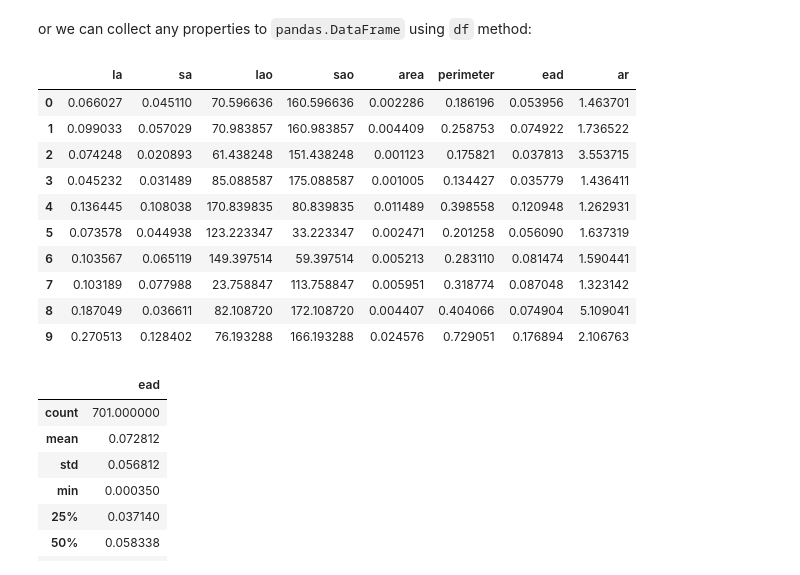
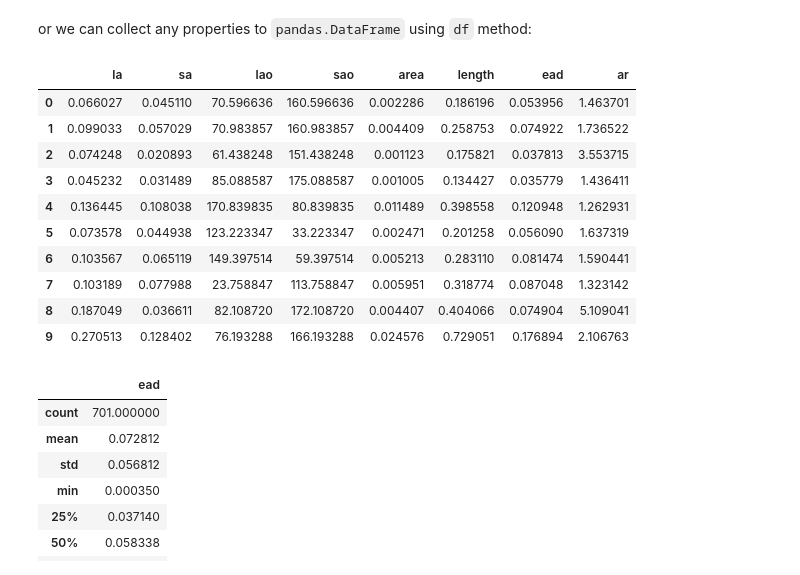
Before and after one commit to ondrolexa/polylx, a Jupyter notebook: polylx_tutorial.ipynb, the cells around one changed output. Drawn from its saved outputs; the diff is of its cells as text; code cells hidden in the pictures.

```diff
--- a/polylx_tutorial.ipynb
+++ b/polylx_tutorial.ipynb
@@ -62,9 +62,9 @@ array([ 1.46370088,  3.55371458,  1.43641139,  1.26293055,  2.10676277,
 # %% [markdown]
 or we can collect any properties to `pandas.DataFrame` using `df` method:
 # %%
-g.df('la', 'sa', 'lao', 'sao', 'area', 'perimeter', 'ead', 'ar').head(10)
+g.df('la', 'sa', 'lao', 'sao', 'area', 'length', 'ead', 'ar').head(10)
 # %% [output]
-|  | la | sa | lao | sao | area | perimeter | ead | ar |
+|  | la | sa | lao | sao | area | length | ead | ar |
 | 0 | 0.066027 | 0.045110 | 70.596636 | 160.596636 | 0.002286 | 0.186196 | 0.053956 | 1.463701 |
 | 1 | 0.099033 | 0.057029 | 70.983857 | 160.983857 | 0.004409 | 0.258753 | 0.074922 | 1.736522 |
 | 2 | 0.074248 | 0.020893 | 61.438248 | 151.438248 | 0.001123 | 0.175821 | 0.037813 | 3.553715 |
```
Also changed, not shown: parts of 15 cells of this notebook, 2 other files.
